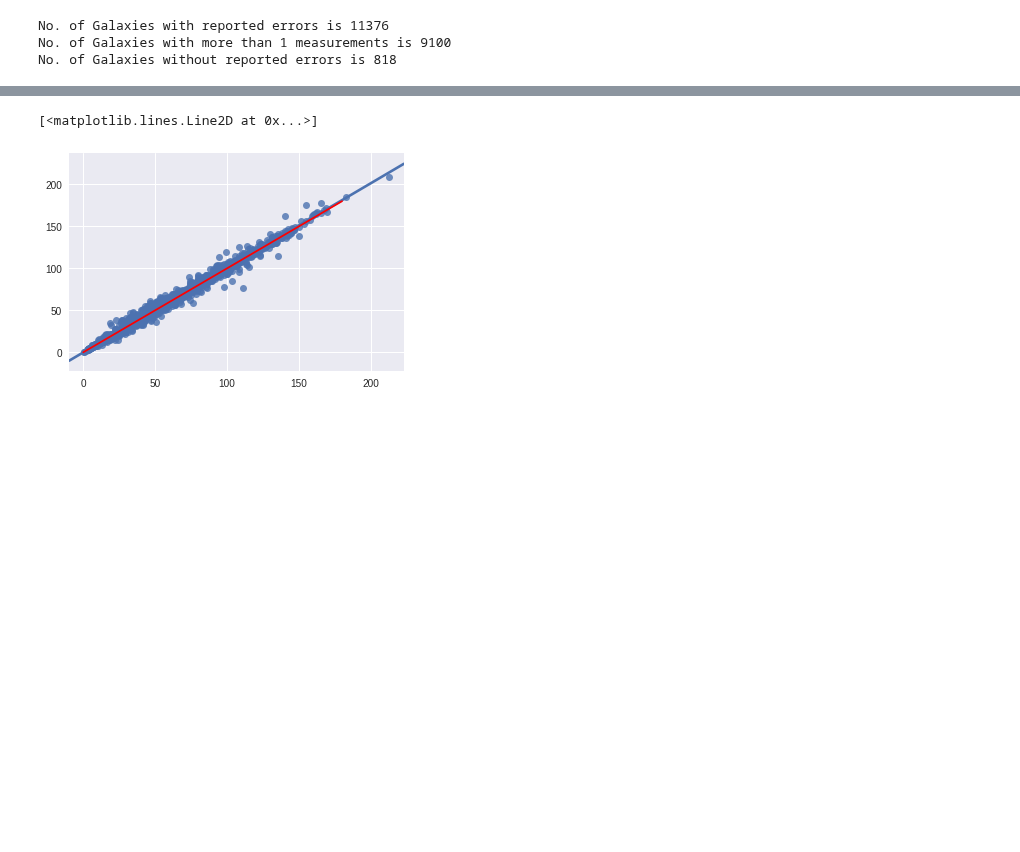
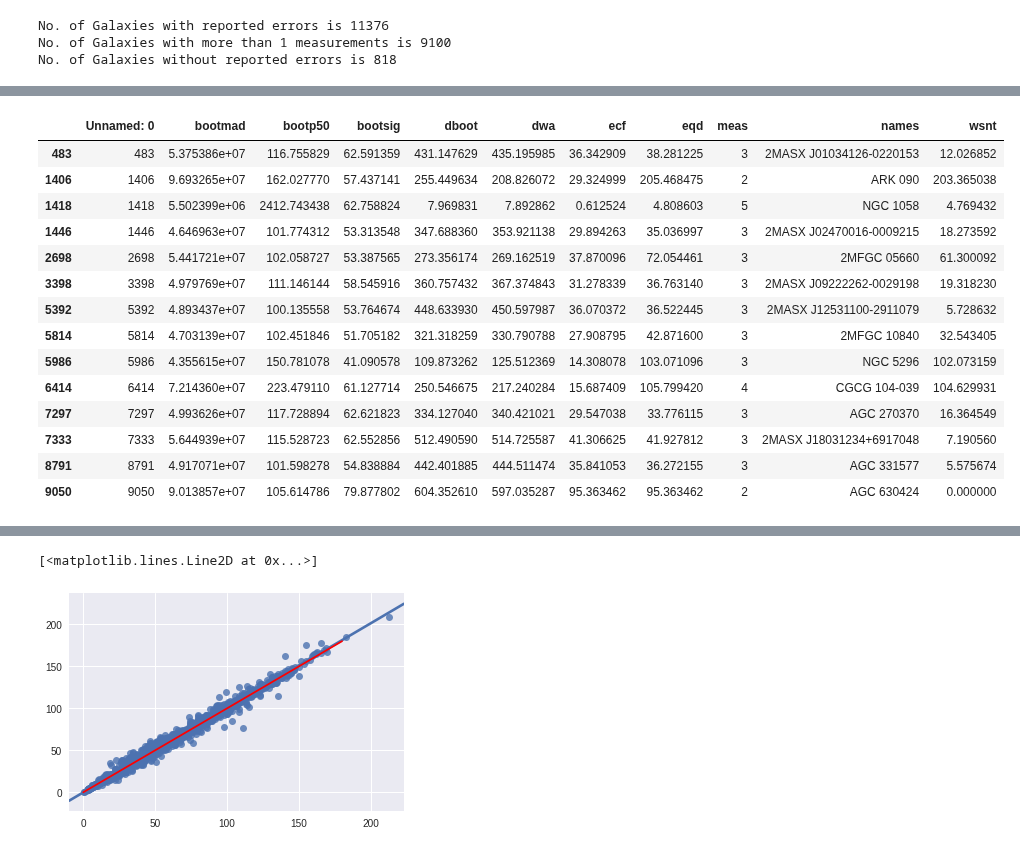
Before and after one commit to saint-germain/anisotropias, a Jupyter notebook: correctdiscrepancy.ipynb, the cells around one changed output, grey strips where cells are left out. Saved outputs shown, nothing was run; the diff lists cells and outputs as text; code cells hidden in the pictures; blank space fills up the shorter version.

```diff
--- a/correctdiscrepancy.ipynb
+++ b/correctdiscrepancy.ipynb
@@ -119,0 +134,18 @@ df.to_csv("bootstrap_results.csv")
+# %%
+ndf[ndf.bootp50>100]
+# %% [output]
+|  | Unnamed: 0 | bootmad | bootp50 | bootsig | dboot | dwa | ecf | eqd | meas | names | wsnt |
+| 483 | 483 | 5.375386e+07 | 116.755829 | 62.591359 | 431.147629 | 435.195985 | 36.342909 | 38.281225 | 3 | 2MASX J01034126-0220153 | 12.026852 |
+| 1406 | 1406 | 9.693265e+07 | 162.027770 | 57.437141 | 255.449634 | 208.826072 | 29.324999 | 205.468475 | 2 | ARK 090 | 203.365038 |
+| 1418 | 1418 | 5.502399e+06 | 2412.743438 | 62.758824 | 7.969831 | 7.892862 | 0.612524 | 4.808603 | 5 | NGC 1058 | 4.769432 |
+| 1446 | 1446 | 4.646963e+07 | 101.774312 | 53.313548 | 347.688360 | 353.921138 | 29.894263 | 35.036997 | 3 | 2MASX J02470016-0009215 | 18.273592 |
+| 2698 | 2698 | 5.441721e+07 | 102.058727 | 53.387565 | 273.356174 | 269.162519 | 37.870096 | 72.054461 | 3 | 2MFGC 05660 | 61.300092 |
+| 3398 | 3398 | 4.979769e+07 | 111.146144 | 58.545916 | 360.757432 | 367.374843 | 31.278339 | 36.763140 | 3 | 2MASX J09222262-0029198 | 19.318230 |
+| 5392 | 5392 | 4.893437e+07 | 100.135558 | 53.764674 | 448.633930 | 450.597987 | 36.070372 | 36.522445 | 3 | 2MASX J12531100-2911079 | 5.728632 |
+| 5814 | 5814 | 4.703139e+07 | 102.451846 | 51.705182 | 321.318259 | 330.790788 | 27.908795 | 42.871600 | 3 | 2MFGC 10840 | 32.543405 |
+| 5986 | 5986 | 4.355615e+07 | 150.781078 | 41.090578 | 109.873262 | 125.512369 | 14.308078 | 103.071096 | 3 | NGC 5296 | 102.073159 |
+| 6414 | 6414 | 7.214360e+07 | 223.479110 | 61.127714 | 250.546675 | 217.240284 | 15.687409 | 105.799420 | 4 | CGCG 104-039 | 104.629931 |
+| 7297 | 7297 | 4.993626e+07 | 117.728894 | 62.621823 | 334.127040 | 340.421021 | 29.547038 | 33.776115 | 3 | AGC 270370 | 16.364549 |
+| 7333 | 7333 | 5.644939e+07 | 115.528723 | 62.552856 | 512.490590 | 514.725587 | 41.306625 | 41.927812 | 3 | 2MASX J18031234+6917048 | 7.190560 |
+| 8791 | 8791 | 4.917071e+07 | 101.598278 | 54.838884 | 442.401885 | 444.511474 | 35.841053 | 36.272155 | 3 | AGC 331577 | 5.575674 |
+| 9050 | 9050 | 9.013857e+07 | 105.614786 | 79.877802 | 604.352610 | 597.035287 | 95.363462 | 95.363462 | 2 | AGC 630424 | 0.000000 |
```
Also changed, not shown: parts of 17 cells of this notebook, 5 other files.
